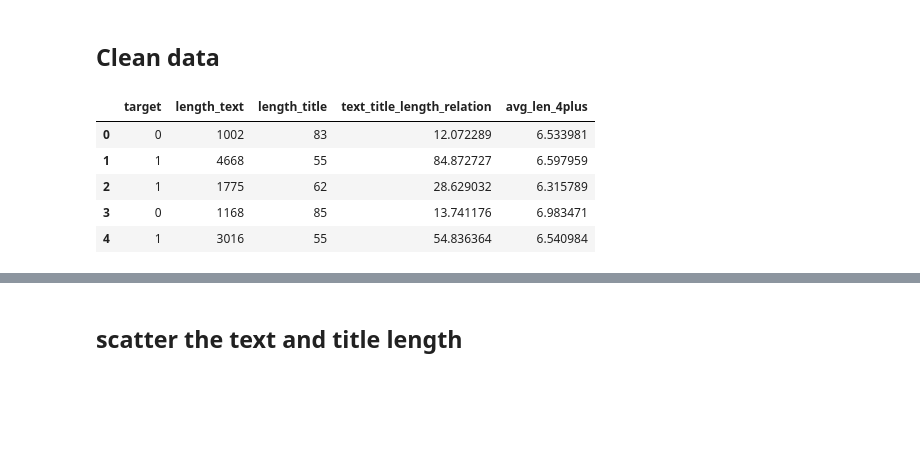
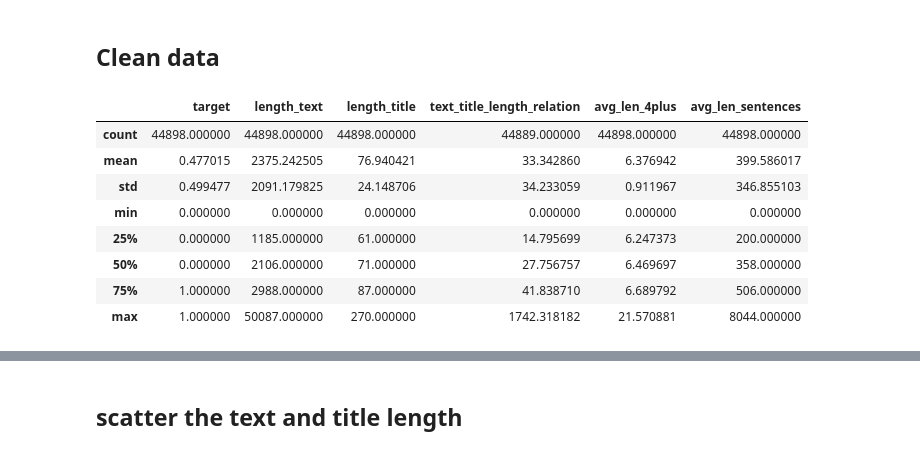
Before and after one commit to abolfazlshahsavaryyy/FakeNewsDetection, a Jupyter notebook: MainJupyter.ipynb, the cells around one changed output, grey strips where cells are left out. Cells and saved outputs as stored; diff of their text form; code cells hidden in the pictures; blank space fills up the shorter version.

```diff
--- a/MainJupyter.ipynb
+++ b/MainJupyter.ipynb
@@ -45,6 +45,13 @@ def avg_word_length_long_words(text):
     if not long_words:  # avoid division by zero
         return 0
     return sum(len(w) for w in long_words) / len(long_words)
+# %%
+def avg_sentences_length(text):
+    sentences = [s.strip() for s in text.split('.') if s.strip()]
+    if not sentences:
+        return 0
+    sentences_length = [len(s.split()) for s in sentences]  # length in words
+    return np.mean(sentences_length)
 # %%
 def clean_data(df):
     df['title'] = df['title'].apply(clean_text)
@@ -56,15 +63,20 @@ def clean_data(df):
     df['text_title_length_relation']=df['length_text']/df['length_title']
     #df=df.drop(columns=["subject"])
     df['avg_len_4plus'] = df['text'].apply(avg_word_length_long_words)
+    df['avg_len_sentences'] = df['text'].apply(avg_sentences_length)
     df=df.drop(columns=['title','text','subject','date','label'])
     return df
 # %%
 clean_df=clean_data(df)
 clean_df.head()
+clean_df.describe()
 # %% [output]
-|  | target | length_text | length_title | text_title_length_relation | avg_len_4plus |
-| 0 | 0 | 1002 | 83 | 12.072289 | 6.533981 |
-| 1 | 1 | 4668 | 55 | 84.872727 | 6.597959 |
-| 2 | 1 | 1775 | 62 | 28.629032 | 6.315789 |
-| 3 | 0 | 1168 | 85 | 13.741176 | 6.983471 |
-| 4 | 1 | 3016 | 55 | 54.836364 | 6.540984 |
+|  | target | length_text | length_title | text_title_length_relation | avg_len_4plus | avg_len_sentences |
+| count | 44898.000000 | 44898.000000 | 44898.000000 | 44889.000000 | 44898.000000 | 44898.000000 |
+| mean | 0.477015 | 2375.242505 | 76.940421 | 33.342860 | 6.376942 | 399.586017 |
+| std | 0.499477 | 2091.179825 | 24.148706 | 34.233059 | 0.911967 | 346.855103 |
+| min | 0.000000 | 0.000000 | 0.000000 | 0.000000 | 0.000000 | 0.000000 |
+| 25% | 0.000000 | 1185.000000 | 61.000000 | 14.795699 | 6.247373 | 200.000000 |
+| 50% | 0.000000 | 2106.000000 | 71.000000 | 27.756757 | 6.469697 | 358.000000 |
+| 75% | 1.000000 | 2988.000000 | 87.000000 | 41.838710 | 6.689792 | 506.000000 |
+| max | 1.000000 | 50087.000000 | 270.000000 | 1742.318182 | 21.570881 | 8044.000000 |
```
Also changed, not shown: parts of 3 cells of this notebook, 1 other file.
